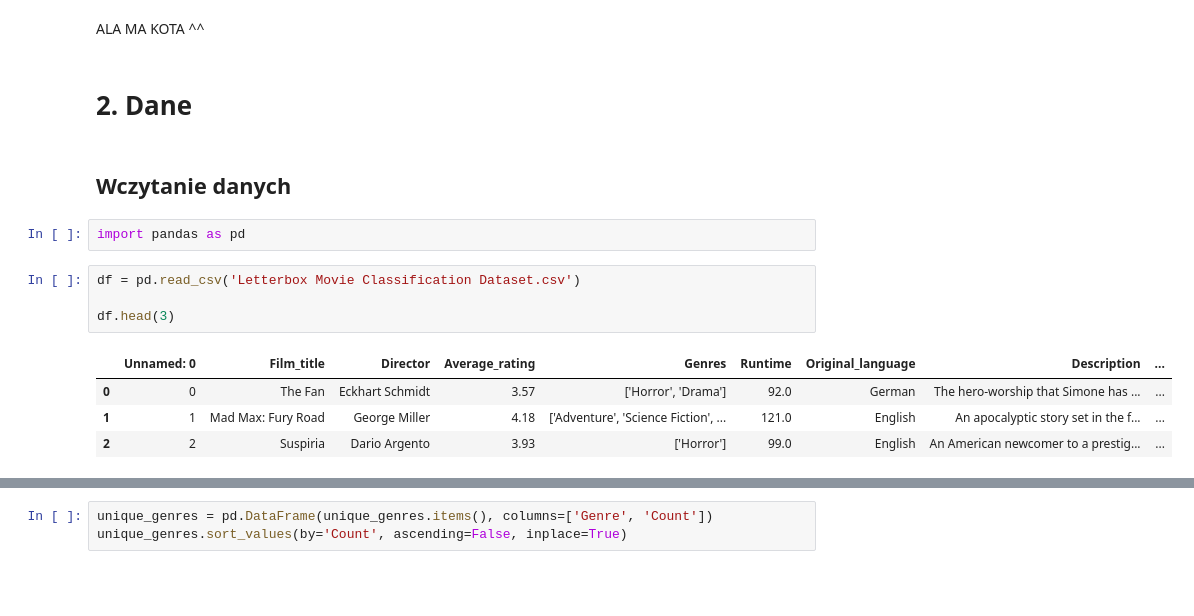
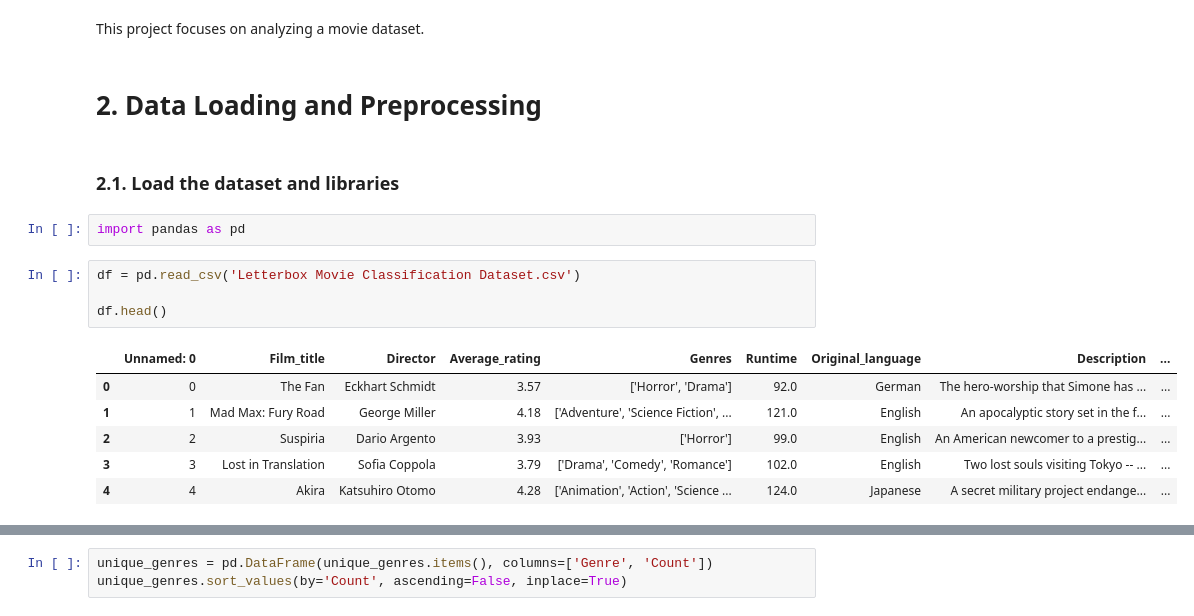
Before and after one commit to tomciolowsky/MoviesClassification, a Jupyter notebook: analysis.ipynb, the cells around one changed output, grey strips where cells are left out. Saved outputs shown, nothing was run; the diff lists cells and outputs as text; blank space fills up the shorter version.

```diff
--- a/analysis.ipynb
+++ b/analysis.ipynb
@@ -3,17 +3,19 @@
 # %% [markdown]
-ALA MA KOTA ^^
+This project focuses on analyzing a movie dataset.
 # %% [markdown]
-# 2. Dane
+# 2. Data Loading and Preprocessing
-# %% [markdown]
-## Wczytanie danych
+# %% [markdown]
+### 2.1. Load the dataset and libraries
 # %%
 import pandas as pd
 # %%
 df = pd.read_csv('Letterbox Movie Classification Dataset.csv')
 
-df.head(3)
+df.head()
 # %% [output]
 |  | Unnamed: 0 | Film_title | Director | Average_rating | Genres | Runtime | Original_language | Description | ... |
 | 0 | 0 | The Fan | Eckhart Schmidt | 3.57 | ['Horror', 'Drama'] | 92.0 | German | The hero-worship that Simone has ... | ... |
 | 1 | 1 | Mad Max: Fury Road | George Miller | 4.18 | ['Adventure', 'Science Fiction', ... | 121.0 | English | An apocalyptic story set in the f... | ... |
 | 2 | 2 | Suspiria | Dario Argento | 3.93 | ['Horror'] | 99.0 | English | An American newcomer to a prestig... | ... |
+| 3 | 3 | Lost in Translation | Sofia Coppola | 3.79 | ['Drama', 'Comedy', 'Romance'] | 102.0 | English | Two lost souls visiting Tokyo -- ... | ... |
+| 4 | 4 | Akira | Katsuhiro Otomo | 4.28 | ['Animation', 'Action', 'Science ... | 124.0 | Japanese | A secret military project endange... | ... |
```
Also changed, not shown: parts of 56 cells of this notebook, 1 other file.
